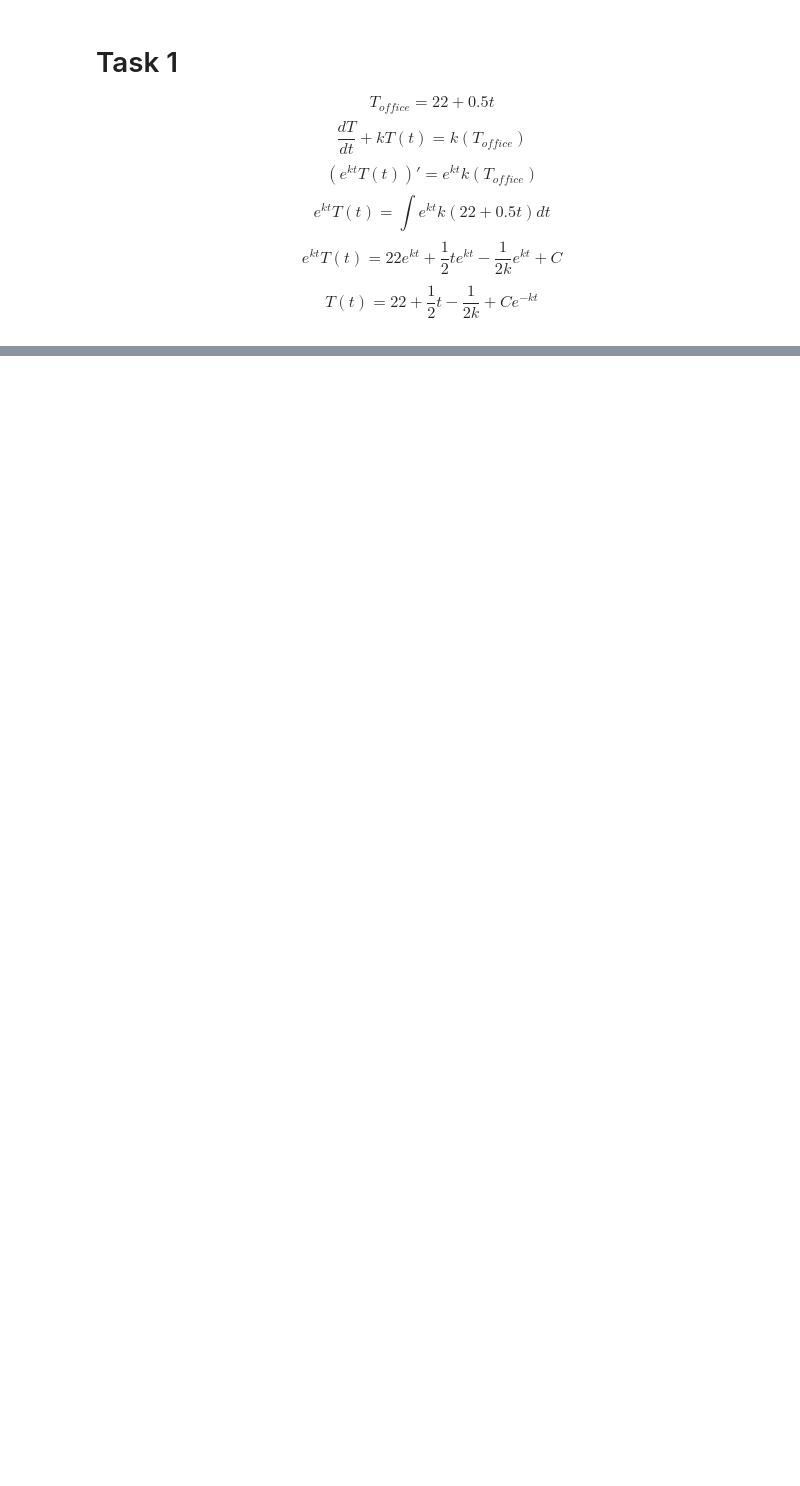
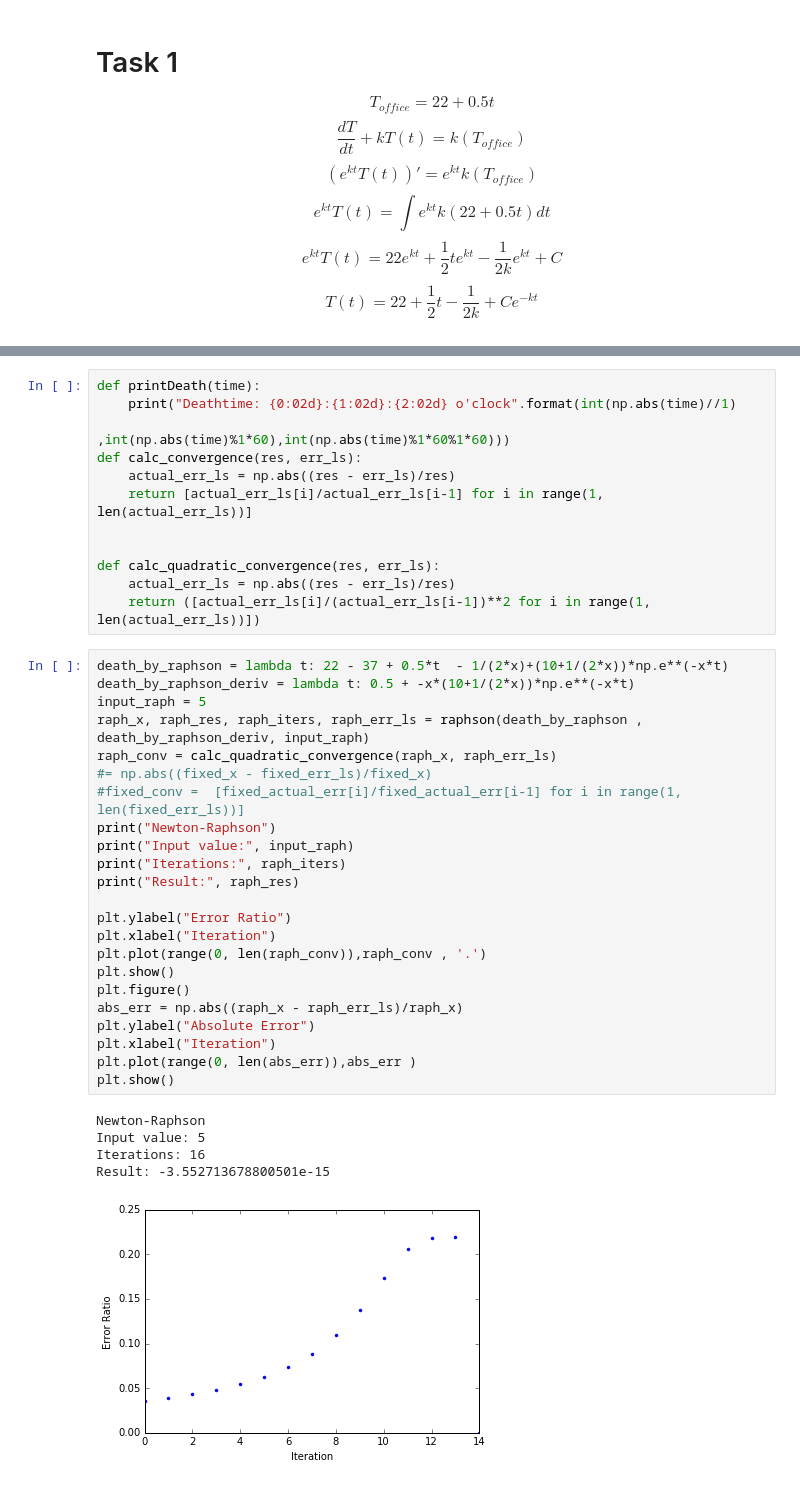
Before and after one commit to JonasDe/NumAn, a Jupyter notebook: Untitled.ipynb, the cells around one changed output, grey strips where cells are left out. Saved outputs shown, nothing was run; the diff lists cells and outputs as text; blank space fills up the shorter version.

```diff
--- a/Untitled.ipynb
+++ b/Untitled.ipynb
@@ -181,0 +161,41 @@ Deathtimer =  1 h  19 m  56 s
+# %%
+def printDeath(time):
+    print("Deathtime: {0:02d}:{1:02d}:{2:02d} o'clock".format(int(np.abs(time)//1)
+                                                              ,int(np.abs(time)%1*60),int(np.abs(time)%1*60%1*60)))
+def calc_convergence(res, err_ls):
+    actual_err_ls = np.abs((res - err_ls)/res)
+    return [actual_err_ls[i]/actual_err_ls[i-1] for i in range(1, len(actual_err_ls))]
+
+
+def calc_quadratic_convergence(res, err_ls):
+    actual_err_ls = np.abs((res - err_ls)/res)
+    return ([actual_err_ls[i]/(actual_err_ls[i-1])**2 for i in range(1, len(actual_err_ls))])
+# %%
+death_by_raphson = lambda t: 22 - 37 + 0.5*t  - 1/(2*x)+(10+1/(2*x))*np.e**(-x*t)
+death_by_raphson_deriv = lambda t: 0.5 + -x*(10+1/(2*x))*np.e**(-x*t)
+input_raph = 5
+raph_x, raph_res, raph_iters, raph_err_ls = raphson(death_by_raphson , death_by_raphson_deriv, input_raph)
+raph_conv = calc_quadratic_convergence(raph_x, raph_err_ls)
+#= np.abs((fixed_x - fixed_err_ls)/fixed_x)
+#fixed_conv =  [fixed_actual_err[i]/fixed_actual_err[i-1] for i in range(1, len(fixed_err_ls))]
+print("Newton-Raphson")
+print("Input value:", input_raph)
+print("Iterations:", raph_iters)
+print("Result:", raph_res)
+
+plt.ylabel("Error Ratio")
+plt.xlabel("Iteration")
+plt.plot(range(0, len(raph_conv)),raph_conv , '.')
+plt.show()
+plt.figure()
+abs_err = np.abs((raph_x - raph_err_ls)/raph_x)
+plt.ylabel("Absolute Error")
+plt.xlabel("Iteration")
+plt.plot(range(0, len(abs_err)),abs_err )
+plt.show()
+# %% [output]
+Newton-Raphson
+Input value: 5
+Iterations: 16
+Result: -3.552713678800501e-15
+[figure, added]
```
Also changed, not shown: parts of 13 cells of this notebook.
